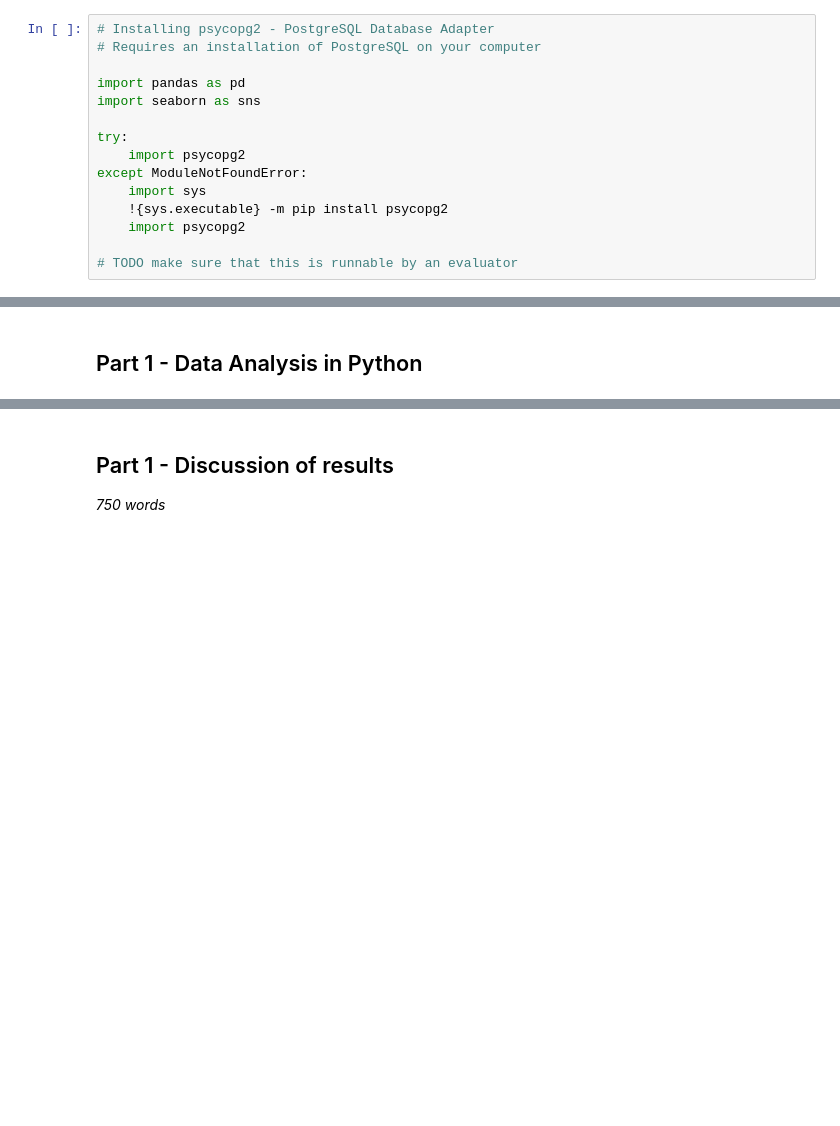
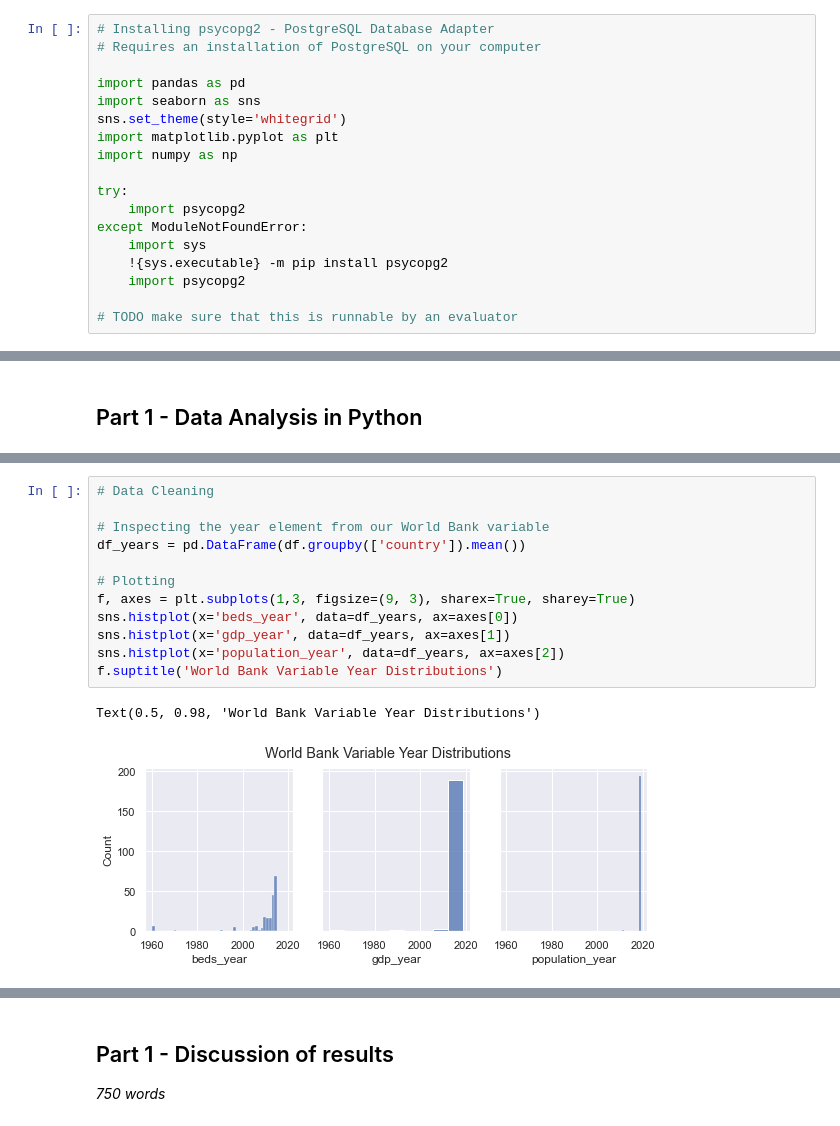
Before and after one commit to wbhz/COVID-19-Analyses, a Jupyter notebook: Willem_Zents_Fundamentals_Summative.ipynb, the cells around one changed output, grey strips where cells are left out. Cells and saved outputs as stored; diff of their text form; blank space fills up the shorter version.

Commit message:
add plots

```diff
--- a/Willem_Zents_Fundamentals_Summative.ipynb
+++ b/Willem_Zents_Fundamentals_Summative.ipynb
@@ -46,6 +46,9 @@ In order to reduce transmission and prevent their medical infrastructure from be
 
 import pandas as pd
 import seaborn as sns
+sns.set_theme(style='whitegrid')
+import matplotlib.pyplot as plt
+import numpy as np
 
 try:
     import psycopg2
@@ -142,0 +121,15 @@ print(f"Removed {diff} countries with outdated values")
+# %%
+# Data Cleaning
+
+# Inspecting the year element from our World Bank variable
+df_years = pd.DataFrame(df.groupby(['country']).mean())
+
+# Plotting
+f, axes = plt.subplots(1,3, figsize=(9, 3), sharex=True, sharey=True)
+sns.histplot(x='beds_year', data=df_years, ax=axes[0])
+sns.histplot(x='gdp_year', data=df_years, ax=axes[1])
+sns.histplot(x='population_year', data=df_years, ax=axes[2])
+f.suptitle('World Bank Variable Year Distributions')
+# %% [output]
+Text(0.5, 0.98, 'World Bank Variable Year Distributions')
+[figure, added]
```
Also changed, not shown: parts of 16 cells of this notebook.
